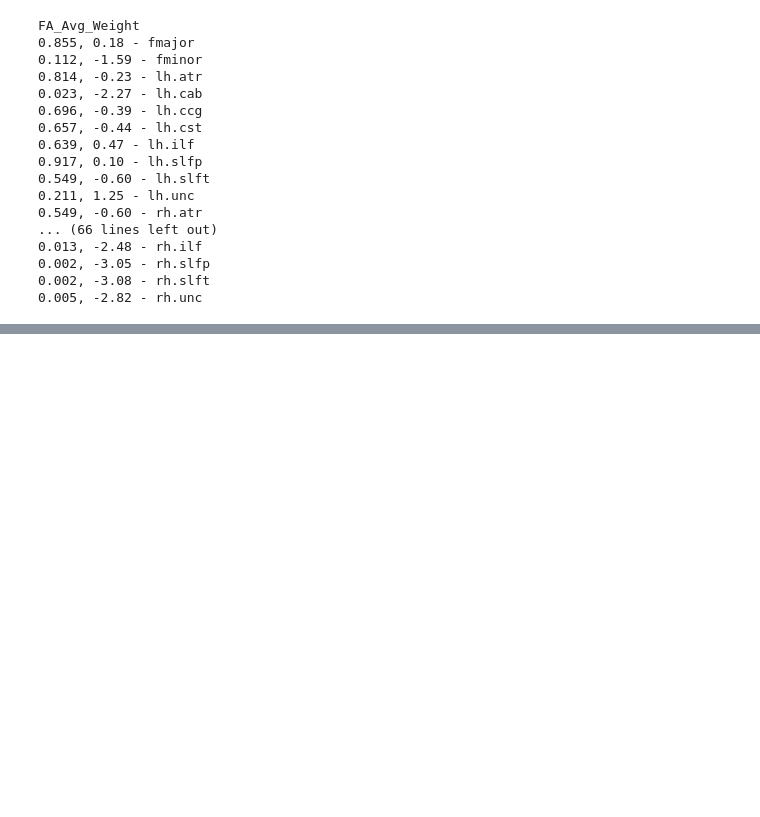
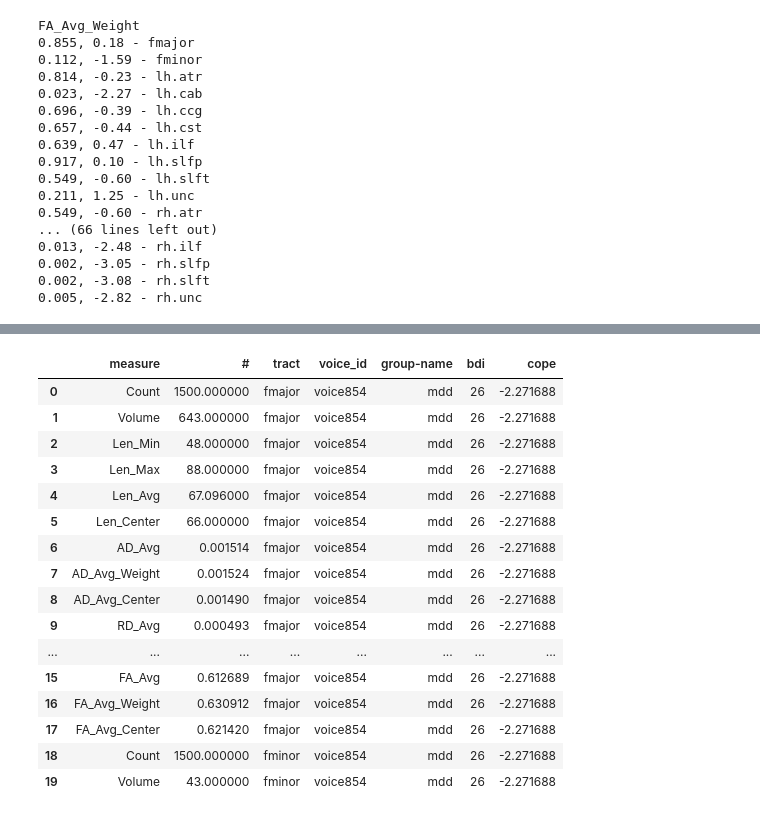
Before and after one commit to sitek/voice-depression-mri, a Jupyter notebook: scripts/diffusion/probtrackx_tracula_analysis.ipynb, the cells around one changed output, grey strips where cells are left out. Saved outputs shown, nothing was run; the diff lists cells and outputs as text; code cells hidden in the pictures; blank space fills up the shorter version.

Commit message:
added correlations with task right insula copes

```diff
--- a/scripts/diffusion/probtrackx_tracula_analysis.ipynb
+++ b/scripts/diffusion/probtrackx_tracula_analysis.ipynb
@@ -34,9 +45 @@ if ~os.path.isdir(roidir):
     os.system("sshfs ksitek@openmind7.mit.edu:/ ~/om -o defer_permissions -ocache=no")
-# %%
-work_dir = os.path.abspath('/Users/kevinsitek/om/om/scratch/Mon/ksitek/')
-tracula_dir = os.path.abspath('/Users/kevinsitek/om/om/project/voice/processedData/tracula/')
-probtrackx_dir = os.path.abspath('/Users/kevinsitek/om/om/project/voice/processedData/probtrackx')
-
-#subject_list = ['voice999']
-subject_list = [os.path.basename(x) for x in sorted(glob(tracula_dir+'/voice*'))]
-print subject_list
@@ -261,0 +265,33 @@ smallest FDR-corrected p = 0.814
+# %%
+task=5
+contrast=2
+copes_mdd = np.zeros((len(glob(os.path.join(voice_dir,
+                                            'l1analysis/may2016_model101/',
+                                            'model101/task%03d/voice8*'%task))), 1))
+all_copes_df = pd.DataFrame()
+
+func_subject_list=[]
+sub_type=[]
+
+for si,sx in enumerate(sorted(glob(os.path.join(voice_dir,'l1analysis/may2016_model101/',
+                                                'model101/task%03d/voice8*'%task)))):
+    sub_id = os.path.basename(sx)
+    func_subject_list.append(sub_id)
+    if sub_id[5]=='8':
+        sub_type.append('mdd')
+    elif sub_id[5]=='9':
+        sub_type.append('hc')
+
+    mean_txt = os.path.join(voice_dir,
+                            'l1analysis/ohbm_bdi/copes_masked/',
+                            'task%03d/%s/cope%02d_mean.txt'%(task,sub_id,contrast))
+    copes_mdd[si] = np.genfromtxt(mean_txt)
+
+    copes_df = pd.DataFrame(columns=['voice_id','cope', 'group-name'])
+    copes_df.loc['voice_id'] = sub_id
+    copes_df['cope'] = copes_mdd[si]
+    copes_df['group-name'] = 'mdd'
+    copes_df.reset_index(inplace=True, drop=True)
+
+    all_copes_df = all_copes_df.append(copes_df)
+all_copes_df = all_copes_df[all_copes_df.cope<90]
@@ -420,0 +505,21 @@ p = 0.410, r = 0.19 - rh.unc
+# %%
+copes_merge_trac_df = all_tract_stats.merge(all_copes_df)
+copes_merge_trac_df.head(20)
+# %% [output]
+|  | measure | # | tract | voice_id | group-name | bdi | cope |
+| 0 | Count | 1500.000000 | fmajor | voice854 | mdd | 26 | -2.271688 |
+| 1 | Volume | 643.000000 | fmajor | voice854 | mdd | 26 | -2.271688 |
+| 2 | Len_Min | 48.000000 | fmajor | voice854 | mdd | 26 | -2.271688 |
+| 3 | Len_Max | 88.000000 | fmajor | voice854 | mdd | 26 | -2.271688 |
+| 4 | Len_Avg | 67.096000 | fmajor | voice854 | mdd | 26 | -2.271688 |
+| 5 | Len_Center | 66.000000 | fmajor | voice854 | mdd | 26 | -2.271688 |
+| 6 | AD_Avg | 0.001514 | fmajor | voice854 | mdd | 26 | -2.271688 |
+| 7 | AD_Avg_Weight | 0.001524 | fmajor | voice854 | mdd | 26 | -2.271688 |
+| 8 | AD_Avg_Center | 0.001490 | fmajor | voice854 | mdd | 26 | -2.271688 |
+| 9 | RD_Avg | 0.000493 | fmajor | voice854 | mdd | 26 | -2.271688 |
+| ... | ... | ... | ... | ... | ... | ... | ... |
+| 15 | FA_Avg | 0.612689 | fmajor | voice854 | mdd | 26 | -2.271688 |
+| 16 | FA_Avg_Weight | 0.630912 | fmajor | voice854 | mdd | 26 | -2.271688 |
+| 17 | FA_Avg_Center | 0.621420 | fmajor | voice854 | mdd | 26 | -2.271688 |
+| 18 | Count | 1500.000000 | fminor | voice854 | mdd | 26 | -2.271688 |
+| 19 | Volume | 43.000000 | fminor | voice854 | mdd | 26 | -2.271688 |
```
Also changed, not shown: parts of 12 cells of this notebook.
